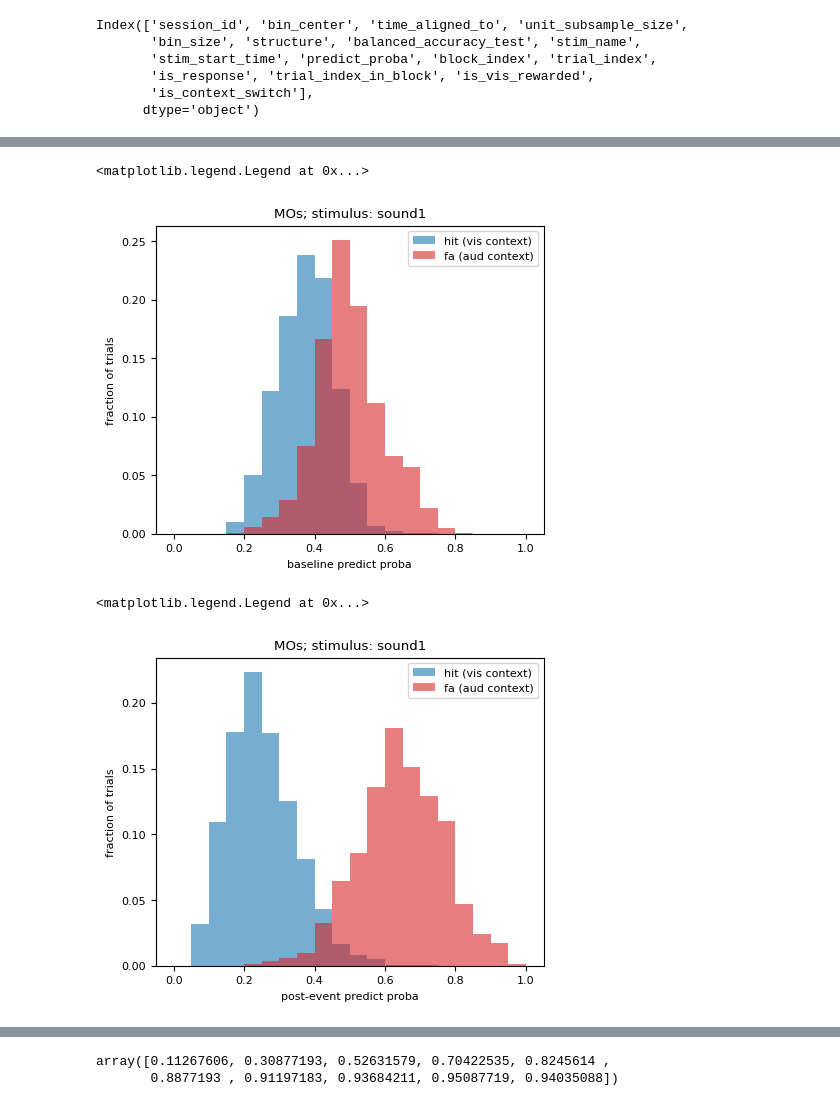
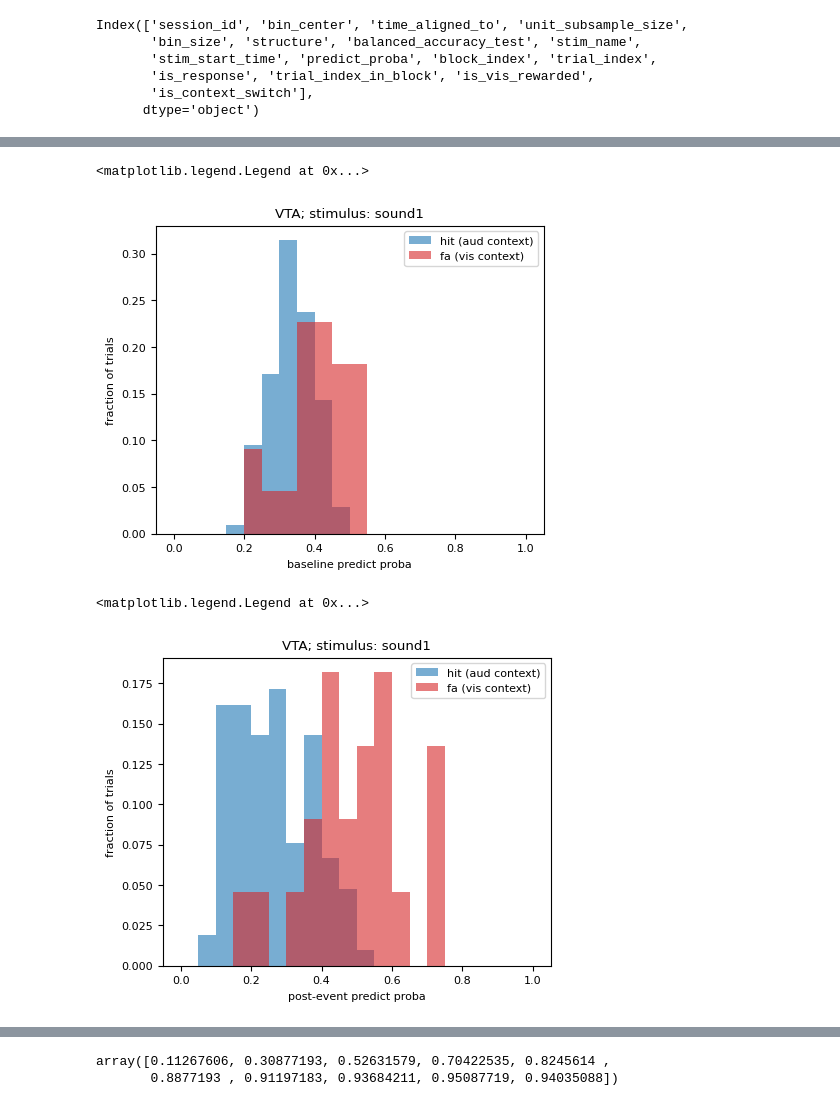
Before and after one commit to AllenInstitute/dynamic_routing_analysis, a Jupyter notebook: notebooks/compare_context_lick_stimulus_decoding_trialwise.ipynb, the cells around one changed output, grey strips where cells are left out. Cells and saved outputs as stored; diff of their text form; code cells hidden in the pictures.

```diff
--- a/notebooks/compare_context_lick_stimulus_decoding_trialwise.ipynb
+++ b/notebooks/compare_context_lick_stimulus_decoding_trialwise.ipynb
@@ -696,7 +696,7 @@ savepath=r"C:\Users\ethan.mcbride\OneDrive - Allen Institute\quick figures\2025-
 
 # sel_structure='MRN'
 for sel_structure in trial_type_table_df['structure'].unique():
-    sel_structure='MOs'
+    sel_structure='VTA'
 
     for sel_stim_name in ['vis1','sound1']: #['vis1','vis2','sound1','sound2']:
         # sel_result='response_all_trials_no_baseline_subtract'
@@ -831,7 +830,7 @@ Index(['session_id', 'bin_center', 'time_aligned_to', 'unit_subsample_size',
        'is_context_switch'],
       dtype='object')
 # %%
-sel_structure='MOs'
+sel_structure='VTA'
 sel_unit_subsample_size=20
 sel_time_aligned_to='response_or_reward_time'
 # sel_stim_name='sound1'
@@ -914,15 +913,19 @@ xbin_centers=(xbins[:-1]+xbins[1:])/2
 #make normalized histograms of baseline predict_proba for hit vs. fa trials in vis1 rewarded blocks
 if sel_stim_name in ['vis1','vis2']:
     sel_is_vis_rewarded=True
+    context_name='vis'
+    other_context_name='aud'
 elif sel_stim_name in ['sound1','sound2']:
     sel_is_vis_rewarded=False
+    context_name='aud'
+    other_context_name='vis'
 hit_counts,hit_edges=np.histogram(all_trials_with_predict_proba.query('stim_name==@sel_stim_name and is_vis_rewarded==@sel_is_vis_rewarded and is_response==True')['baseline_predict_proba'], bins=xbins)
 fa_counts,fa_edges=np.histogram(all_trials_with_predict_proba.query('stim_name==@sel_stim_name and is_vis_rewarded!=@sel_is_vis_rewarded and is_response==True')['baseline_predict_proba'], bins=xbins)
 
 fig,ax=plt.subplots(1,1,figsize=(5,4))
 
-ax.bar(xbin_centers, hit_counts/np.sum(hit_counts), width=binstepsize, label='hit (vis context)', alpha=0.6, color='tab:blue')
-ax.bar(xbin_centers, fa_counts/np.sum(fa_counts), width=binstepsize, label='fa (aud context)', alpha=0.6, color='tab:red')
+ax.bar(xbin_centers, hit_counts/np.sum(hit_counts), width=binstepsize, label=f'hit ({context_name} context)', alpha=0.6, color='tab:blue')
+ax.bar(xbin_centers, fa_counts/np.sum(fa_counts), width=binstepsize, label=f'fa ({other_context_name} context)', alpha=0.6, color='tab:red')
 
 ax.set_xlabel('baseline predict proba')
 ax.set_ylabel('fraction of trials')
@@ -931,35 +934,39 @@ ax.set_title(f"{sel_structure}; stimulus: {sel_stim_name}")
 ax.legend()
 # %% [output]
 <matplotlib.legend.Legend at 0x...>
-[figure, old version]
+[figure, new version]
 # %%
 sel_stim_name='sound1'
 
 binstepsize=0.05
 xbins=np.arange(0,1.05,binstepsize)
 xbin_centers=(xbins[:-1]+xbins[1:])/2
 
 #make normalized histograms of baseline predict_proba for hit vs. fa trials in vis1 rewarded blocks
 if sel_stim_name in ['vis1','vis2']:
     sel_is_vis_rewarded=True
+    context_name='vis'
+    other_context_name='aud'
 elif sel_stim_name in ['sound1','sound2']:
     sel_is_vis_rewarded=False
+    context_name='aud'
+    other_context_name='vis'
 hit_counts,hit_edges=np.histogram(all_trials_with_predict_proba.query('stim_name==@sel_stim_name and is_vis_rewarded==@sel_is_vis_rewarded and is_response==True')['post_event_predict_proba'], bins=xbins)
 fa_counts,fa_edges=np.histogram(all_trials_with_predict_proba.query('stim_name==@sel_stim_name and is_vis_rewarded!=@sel_is_vis_rewarded and is_response==True')['post_event_predict_proba'], bins=xbins)
 
 fig,ax=plt.subplots(1,1,figsize=(5,4))
 
-ax.bar(xbin_centers, hit_counts/np.sum(hit_counts), width=binstepsize, label='hit (vis context)', alpha=0.6, color='tab:blue')
-ax.bar(xbin_centers, fa_counts/np.sum(fa_counts), width=binstepsize, label='fa (aud context)', alpha=0.6, color='tab:red')
+ax.bar(xbin_centers, hit_counts/np.sum(hit_counts), width=binstepsize, label=f'hit ({context_name} context)', alpha=0.6, color='tab:blue')
+ax.bar(xbin_centers, fa_counts/np.sum(fa_counts), width=binstepsize, label=f'fa ({other_context_name} context)', alpha=0.6, color='tab:red')
 
 ax.set_xlabel('post-event predict proba')
 ax.set_ylabel('fraction of trials')
 ax.set_title(f"{sel_structure}; stimulus: {sel_stim_name}")
 
 ax.legend()
 # %% [output]
 <matplotlib.legend.Legend at 0x...>
-[figure, old version]
+[figure, new version]
 # %%
 # np.percentile(,[0,20,40,60,80,100])
 # %%
```
Also changed, not shown: parts of 8 cells of this notebook, 8 other files.
